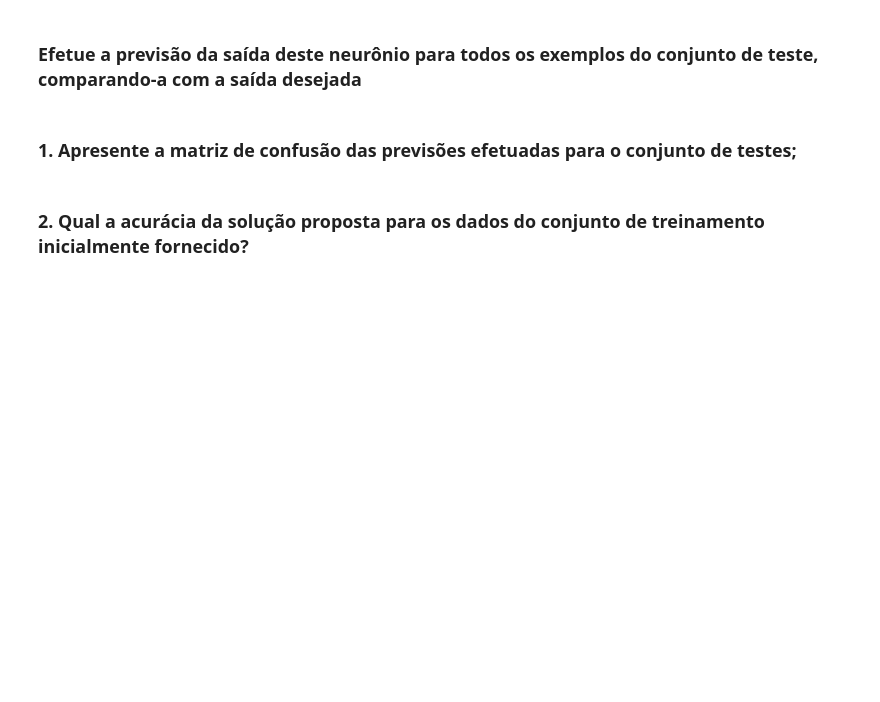
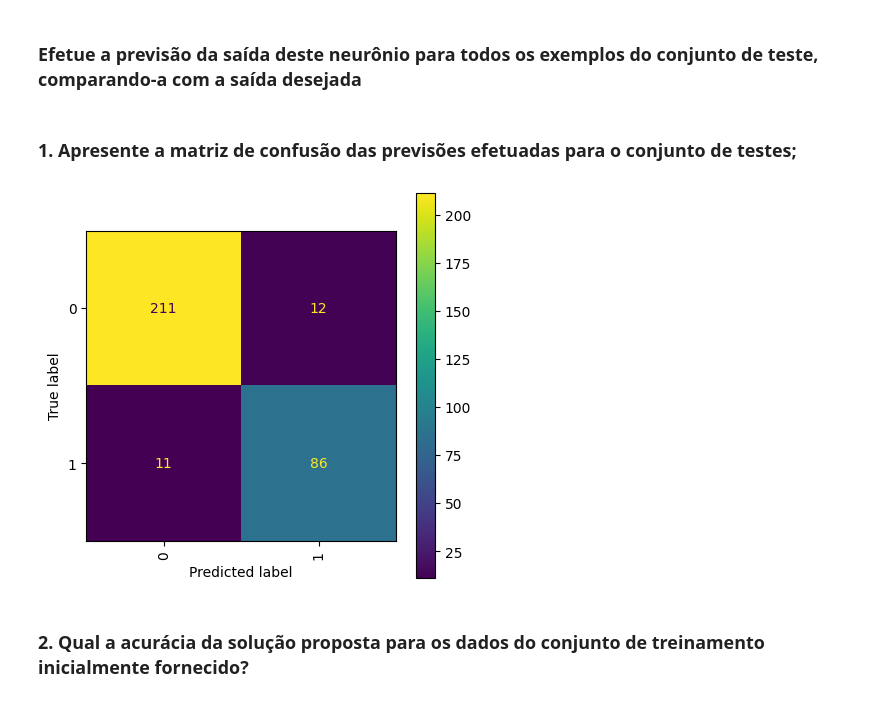
Before and after one commit to Glomyer/rna-2022.2-aa2.1, a Jupyter notebook: parte3.ipynb, the cells around one changed output. Drawn from its saved outputs; the diff is of its cells as text; code cells hidden in the pictures; blank space fills up the shorter version.

Commit message:
feat: confusion matrix

```diff
--- a/parte3.ipynb
+++ b/parte3.ipynb
@@ -57,8 +57,11 @@ len(data_train)
 len(data_test)
 # %% [output]
 320
+# %%
+X_test = data_test[: , :2]
+y_test = data_test[:,2:]
 # %% [markdown]
 ### Execute o algoritmo por 100 épocas, mas a cada época apresente os exemplos disponíveis com conjunto de treinamento em ordem aleatória.
 # %%
-teachPerceptronByEpoch(data_train, len(data_train), 100)
+weightsVector = teachPerceptronByEpoch(data_train, len(data_train), 100)
 # %% [output]
@@ -86,4 +87,15 @@ vetor de pesos final:  [-0.20154312  0.05242072 -0.28759027]
+# %%
+inputVectorGroup = getInputVectorGroup(data_test, len(data_test))
+predictedOutputVector = getPredictedVector(inputVectorGroup, weightsVector)
 # %% [markdown]
 ### 1. Apresente a matriz de confusão das previsões efetuadas para o conjunto de testes;
+# %%
+cm = confusion_matrix(y_test, predictedOutputVector)
+display = ConfusionMatrixDisplay(confusion_matrix=cm)
+fig, ax = plt.subplots(figsize=(5, 5))
+display.plot(ax=ax, xticks_rotation='vertical')
+plt.show()
+# %% [output]
+[figure, added]
 # %% [markdown]
 ### 2. Qual a acurácia da solução proposta para os dados do conjunto de treinamento inicialmente fornecido?
```
Also changed, not shown: parts of 4 cells of this notebook.
